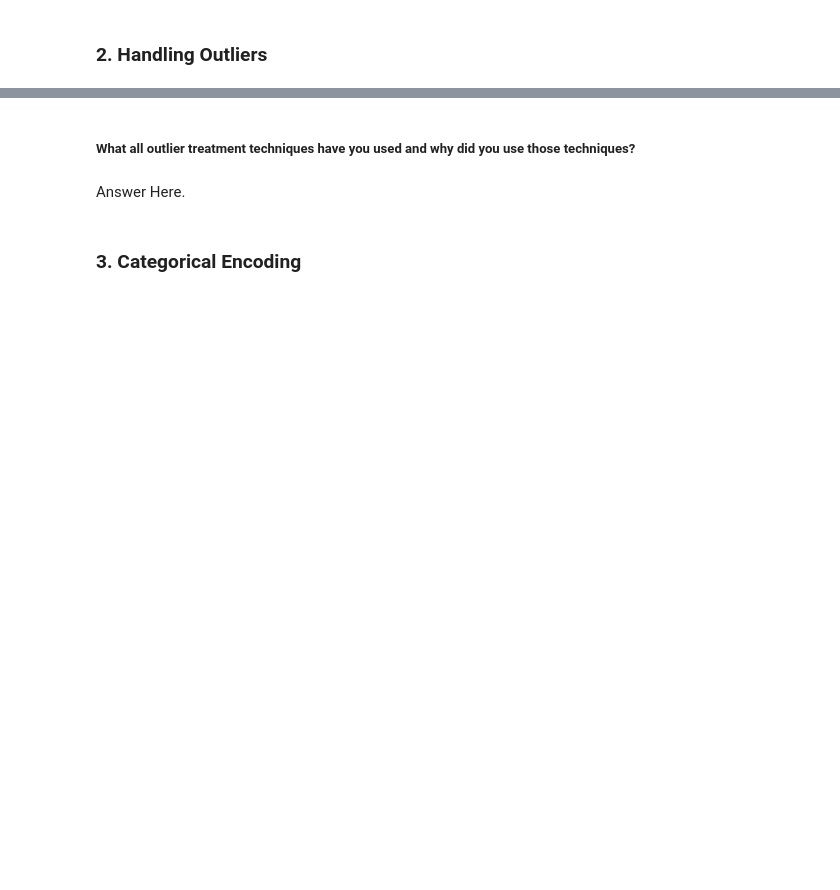
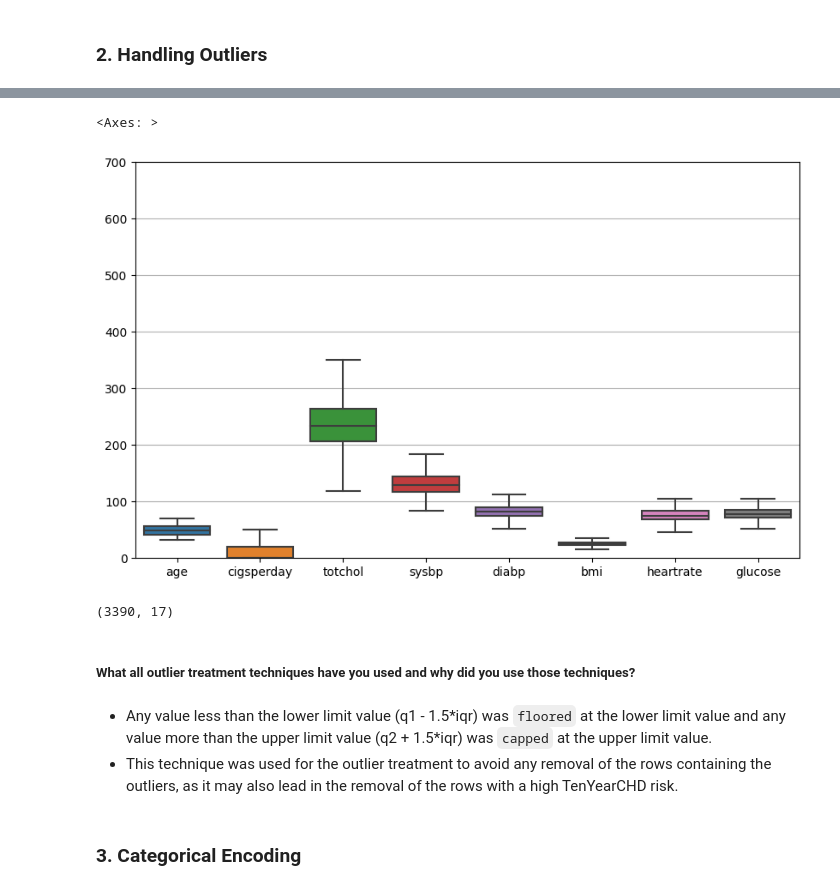
Before and after one commit to dipankarsahu1000/Cardiovascular-Risk-Prediction, a Jupyter notebook: Cardiovascular_Risk_Prediction.ipynb, the cells around one changed output, grey strips where cells are left out. Saved outputs shown, nothing was run; the diff lists cells and outputs as text; code cells hidden in the pictures; blank space fills up the shorter version.

```diff
--- a/Cardiovascular_Risk_Prediction.ipynb
+++ b/Cardiovascular_Risk_Prediction.ipynb
@@ -724,6 +737,31 @@ Answer Here.
+# %%
+for var in num_columns:
+  q1 = df[var].quantile(0.25)   # The first quartile
+  q2 = df[var].quantile(0.50)   # The second quartile or the median
+  q3 = df[var].quantile(0.75)   # The third quartile
+
+  iqr = q3 - q1   # Interquartile range
+
+  lower_limit = q1 - 1.5*iqr   # Any point less than this limit will be considered as an outlier
+  upper_limit = q3 + 1.5*iqr   # Any point more than this limit will be considered as an outlier
+
+  df[var] = df[var].apply(lambda x: lower_limit if x < lower_limit else (upper_limit if x > upper_limit else x))
+# %%
+plt.figure(figsize = (10, 6))
+plt.ylim(0, 700)
+plt.grid()
+sns.boxplot(df[num_columns])
+# %% [output]
+<Axes: >
+[figure, added]
+# %%
+df.shape
+# %% [output]
+(3390, 17)
 # %% [markdown]
 ##### What all outlier treatment techniques have you used and why did you use those techniques?
-# %% [markdown]
-Answer Here.
+# %% [markdown]
+* Any value less than the lower limit value (q1 - 1.5\*iqr) was `floored` at the lower limit value and any value more than the upper limit value (q2 + 1.5\*iqr) was `capped` at the upper limit value.
+* This technique was used for the outlier treatment to avoid any removal of the rows containing the outliers, as it may also lead in the removal of the rows with a high TenYearCHD risk.
 # %% [markdown]
 ### 3. Categorical Encoding
```
Also changed, not shown: parts of 80 cells of this notebook.
